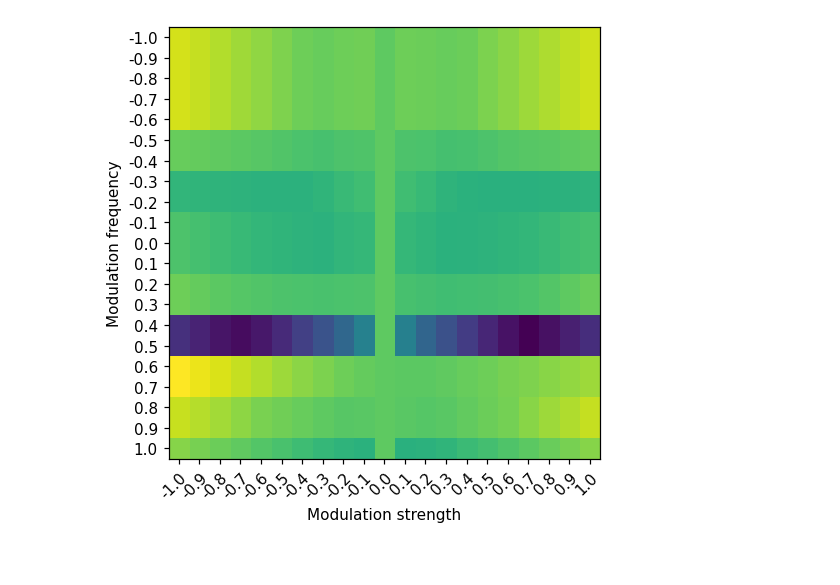
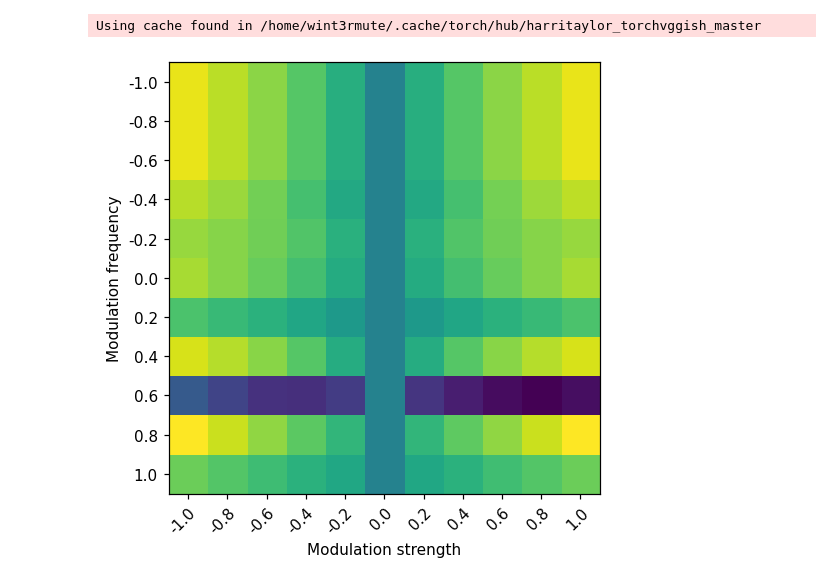
Before and after one commit to Wint3rmute/luthier, a Jupyter notebook: rust.ipynb, the cells around one changed output. Saved outputs shown, nothing was run; the diff lists cells and outputs as text; code cells hidden in the pictures.

```diff
--- a/rust.ipynb
+++ b/rust.ipynb
@@ -44,20 +51,13 @@ SAMPLE_RATE = 22050
 # %%
 def one_operator_fm():
     graph = DspGraph()
-
     modulator = graph.add_sine(SineOscillator())
     _carrier = SineOscillator()
-    # _carrier.inputs.modulation_index = 0.05
     carrier = graph.add_sine(_carrier)
 
     mod_index_scaler = graph.add_multiplier(Multiplier())
     mod_freq_mult = graph.add_harmonic_multiplier(HarmonicMultiplier())
-
-    graph.set_input(mod_index_scaler, "input_scale", 0.70)
-    graph.set_input(mod_freq_mult, "input_scale", 0.45)
-    graph.set_input(graph.amp_adsr_node_id , "input_attack", 0.001)
-    graph.set_input(graph.amp_adsr_node_id , "input_sustain", 0.02)
-    graph.set_input(graph.amp_adsr_node_id , "input_release", 0.5)
+    # mod_freq_mult = graph.add_multiplier(Multiplier())
 
     graph.patch(carrier, "output_output", 2, "input_input")
     graph.patch(graph.base_frequency_node_id, "output_output", carrier, "input_frequency")
@@ -69,21 +69,24 @@ def one_operator_fm():
     return graph
 
 target_graph = one_operator_fm()
+# inputs = target_graph.get_inputs()
+# print(inputs)
+# inputs[2] = 0.25
+# target_graph.set_inputs(inputs)
+target_graph.set_input(5, "input_scale", 0.75)
+target_graph.set_input(6, "input_scale", 0.7)
+target_graph.set_input(target_graph.amp_adsr_node_id , "input_attack", 0.001)
+target_graph.set_input(target_graph.amp_adsr_node_id , "input_sustain", 0.02)
+target_graph.set_input(target_graph.amp_adsr_node_id , "input_release", 0.3)
+display(Image(target_graph.draw()))
+target_audio = Sample(target_graph.play(num_samples = SAMPLE_RATE))
 
-inputs = target_graph.get_inputs()
-# inputs[0] = 2137
-target_graph.assign_inputs(inputs)
-target_graph.get_inputs()
-display(Image(target_graph.draw()))
 
-# target_audio = Sample(target_graph.play(num_samples = SAMPLE_RATE))
-# display(Image(target_graph.draw()))
-
-# fig, (ax1, ax2, ax3) = plt.subplots(3, 1, sharex=False, sharey=False)
-# target_audio.plot_spectrogram(ax1)
-# target_audio.plot_waveform(ax2)
-# target_audio.plot_mfcc(ax3)
-# target_audio.show_player()
-# target_graph.num_inputs()
+fig, (ax1, ax2, ax3) = plt.subplots(3, 1, sharex=False, sharey=False)
+target_audio.plot_spectrogram(ax1)
+target_audio.plot_waveform(ax2)
+target_audio.plot_mfcc(ax3)
+target_audio.show_player()
+target_graph.num_inputs()
 # %% [output]
 [figure]
@@ -166,8 +251,10 @@ frechet = FrechetAudioDistance(
 embeddings = frechet.model.forward(target_audio.buffer, SAMPLE_RATE)
 mu = np.mean(embeddings.detach().numpy())
 sigma = np.cov(embeddings.detach().numpy(), rowvar=False)
+# %% [output]
+Using cache found in /home/wint3rmute/.cache/torch/hub/harritaylor_torchvggish_master
 # %%
-STEP_VALUE = 10 # Lower means better resolution
+STEP_VALUE = 20 # Lower means better resolution
 mod_freqs = [ a / 100 for a in range(-100, 101, STEP_VALUE) ]
 mod_strengths = [ a / 100 for a in range(-100, 101, STEP_VALUE) ]
 
@@ -183,31 +270,31 @@ def get_distance_variable_mod_strength(test_case):
     graph.set_input(6, "input_scale", freq)
     graph.set_input(5, "input_scale", mod_strength)
     generated_audio = Sample(graph.play(SAMPLE_RATE * 1))
 
     dist = target_audio.mfcc_distance(generated_audio)
 
     return freq_index, mod_index, dist
 
 with Pool() as p:
     pool_results = list(tqdm(p.imap(get_distance_variable_mod_strength, test_cases), total=len(test_cases)))
 
 results = np.zeros((len(mod_freqs), len(mod_strengths)))
 
 for pool_result in pool_results:
     freq_index, mod_index, dist = pool_result
     results[freq_index][mod_index] = dist
 
 fig, ax = plt.subplots()
 im = ax.imshow(results)
 
 # Show all ticks and label them with the respective list entries
 ax.set_xticks(np.arange(len(mod_strengths)), labels=mod_strengths)
 
 plt.setp(ax.get_xticklabels(), rotation=45, ha="right",
          rotation_mode="anchor")
 ax.set_yticks(np.arange(len(mod_freqs)), labels=mod_freqs)
 ax.set_ylabel("Modulation frequency")
 ax.set_xlabel("Modulation strength")
 fig.tight_layout()
 # %% [output]
-[figure, old version]
+[figure, new version]
```
Also changed, not shown: parts of 8 cells of this notebook, 1 other file.
